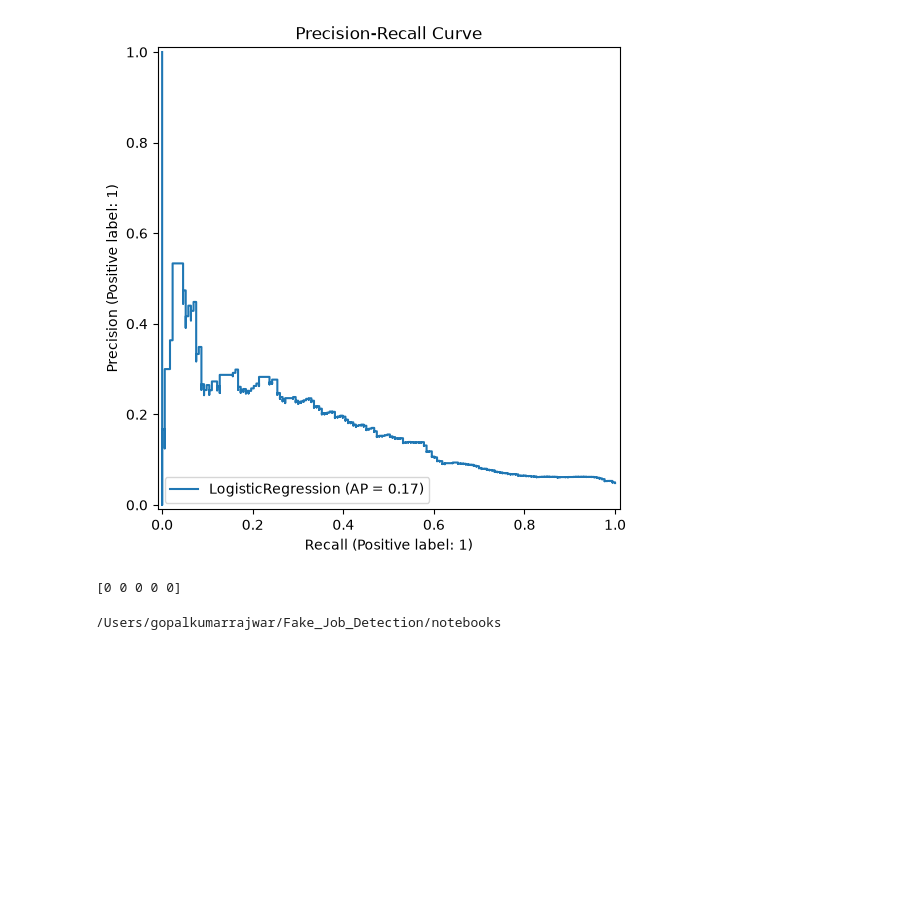
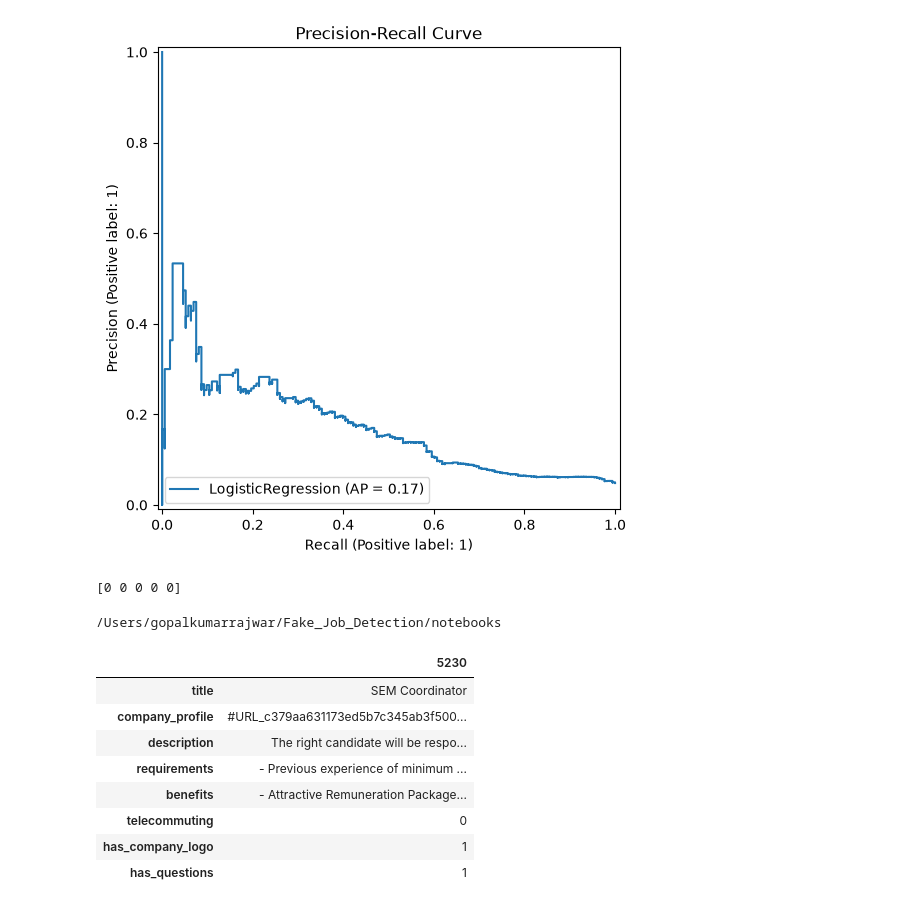
Before and after one commit to Levisquad01/Fake_Job_Detection, a Jupyter notebook: notebooks/07_Model_Evaluation_Plots.ipynb, the cells around one changed output. Drawn from its saved outputs; the diff is of its cells as text; code cells hidden in the pictures; blank space fills up the shorter version.

```diff
--- a/notebooks/07_Model_Evaluation_Plots.ipynb
+++ b/notebooks/07_Model_Evaluation_Plots.ipynb
@@ -88,3 +88,30 @@ from pathlib import Path
 print(Path.cwd())
 # %% [output]
 /Users/gopalkumarrajwar/Fake_Job_Detection/notebooks
+# %%
+import pandas as pd
+
+df = pd.read_csv("../data/raw/fake_job_postings.csv")
+
+legit = df[df["fraudulent"] == 0].sample(1, random_state=42)
+
+legit[[
+    "title",
+    "company_profile",
+    "description",
+    "requirements",
+    "benefits",
+    "telecommuting",
+    "has_company_logo",
+    "has_questions"
+]].T
+# %% [output]
+|  | 5230 |
+| title | SEM Coordinator |
+| company_profile | #URL_c379aa631173ed5b7c345ab3f500... |
+| description | The right candidate will be respo... |
+| requirements | - Previous experience of minimum ... |
+| benefits | - Attractive Remuneration Package... |
+| telecommuting | 0 |
+| has_company_logo | 1 |
+| has_questions | 1 |
```
Also changed, not shown: parts of 1 cell of this notebook, 2 other files.
